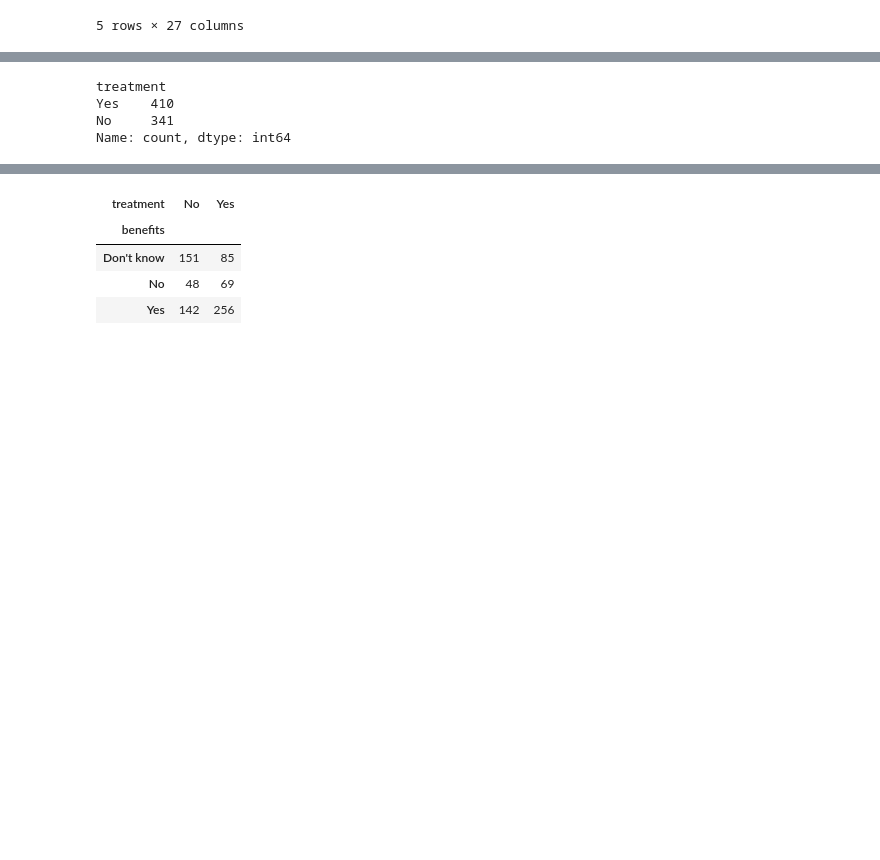
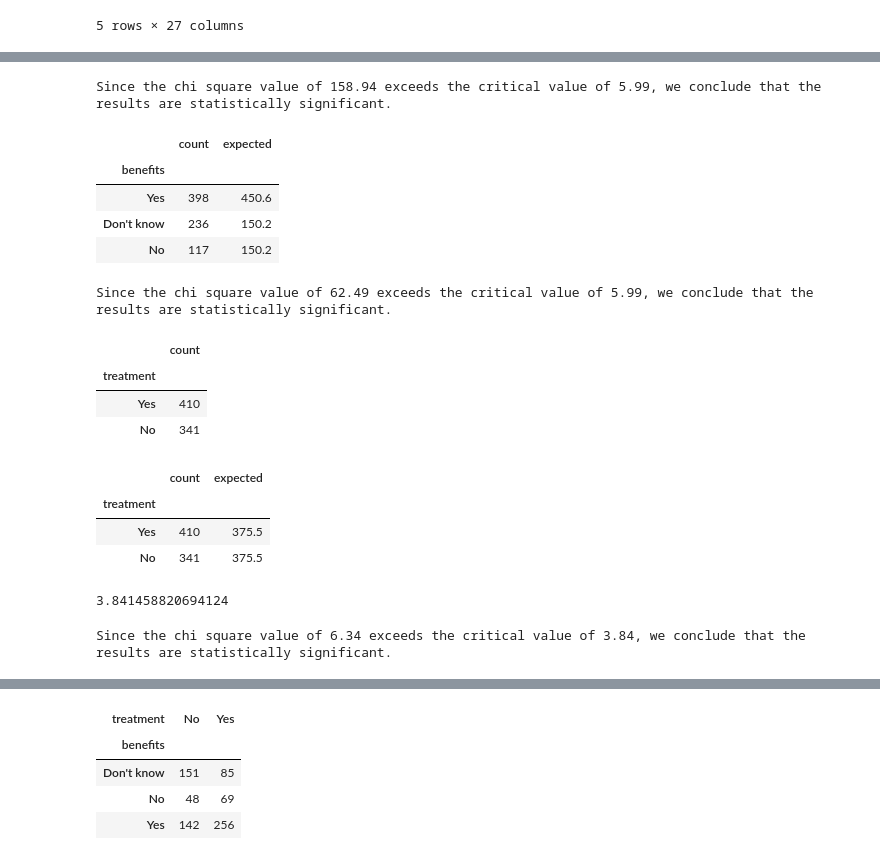
Before and after one commit to rollernathan/Mental_Health_Team_2, a Jupyter notebook: nroller/Mental_Health_Data.ipynb, the cells around one changed output, grey strips where cells are left out. Saved outputs shown, nothing was run; the diff lists cells and outputs as text; code cells hidden in the pictures; blank space fills up the shorter version.

```diff
--- a/nroller/Mental_Health_Data.ipynb
+++ b/nroller/Mental_Health_Data.ipynb
@@ -51,9 +70,69 @@ Name: count, dtype: int64
+# %%
+# Run the chi square test with benefits and equal expected values
+ben_equal_statistic, p_value = stats.chisquare(benefits_equal_df['count'], benefits_equal_df['expected'])
+if ben_equal_statistic > ben_crit_val:
+    print(f"Since the chi square value of {round(ben_equal_statistic,2)} exceeds the critical value of {round(ben_crit_val,2)}, we conclude that the results are statistically significant.")
+else:
+    print(f"Since the chi square value of {round(ben_equal_statistic,2)} does not exceed the critical value of {round(ben_crit_val,2)}, we conclude that the results are NOT statistically significant.")
+# %% [output]
+Since the chi square value of 158.94 exceeds the critical value of 5.99, we conclude that the results are statistically significant.
+# %%
+# Create an expected benefits (60% yes, 20% Don't know, 20% No) for the chi-squared test
+yes = 0.6
+dont_know = 0.2
+no = 0.2
+total_ben_count = benefits_df['count'].sum()
+benefits_unequal_df = benefits_df.copy()
+benefits_unequal_exp = [total_ben_count*yes, total_ben_count*dont_know, total_ben_count*no]
+benefits_unequal_df['expected'] = benefits_unequal_exp
+benefits_unequal_df
+# %% [output]
+|  | count | expected |
+| benefits |  |  |
+| Yes | 398 | 450.6 |
+| Don't know | 236 | 150.2 |
+| No | 117 | 150.2 |
+# %%
+# Run the chi square test with benefits and unequal expected values
+ben_unequal_statistic, p_value = stats.chisquare(benefits_unequal_df['count'], benefits_unequal_df['expected'])
+if ben_unequal_statistic > ben_crit_val:
+    print(f"Since the chi square value of {round(ben_unequal_statistic,2)} exceeds the critical value of {round(ben_crit_val,2)}, we conclude that the results are statistically significant.")
+else:
+    print(f"Since the chi square value of {round(ben_unequal_statistic,2)} does not exceed the critical value of {round(ben_crit_val,2)}, we conclude that the results are NOT statistically significant.")
+# %% [output]
+Since the chi square value of 62.49 exceeds the critical value of 5.99, we conclude that the results are statistically significant.
 # %%
 # Counts for treatments
 treatments = mhUS_df['treatment'].value_counts()
-print(treatments)
+treatments_df = pd.DataFrame(treatments)
+treatments_df
 # %% [output]
-treatment
-Yes    410
-No     341
-Name: count, dtype: int64
+|  | count |
+| treatment |  |
+| Yes | 410 |
+| No | 341 |
+# %%
+# Create an expected treatments (all equally expected) for the chi-squared test
+treatments_equal_df = treatments_df.copy()
+treatments_equal_df['expected'] = treatments_equal_df['count'].sum()/len(treatments_equal_df)
+treatments_equal_df
+# %% [output]
+|  | count | expected |
+| treatment |  |  |
+| Yes | 410 | 375.5 |
+| No | 341 | 375.5 |
+# %%
+# Calculate critical value for treatments with a confidence level of 0.95
+treatments_crit_val = stats.chi2.ppf(q = 0.95, df = (len(treatments_df)-1))
+treatments_crit_val
+# %% [output]
+3.841458820694124
+# %%
+# Run the chi square test with treatments and equal expected values
+treat_equal_statistic, p_value = stats.chisquare(treatments_equal_df['count'], treatments_equal_df['expected'])
+if treat_equal_statistic > ben_crit_val:
+    print(f"Since the chi square value of {round(treat_equal_statistic,2)} exceeds the critical value of {round(treatments_crit_val,2)}, we conclude that the results are statistically significant.")
+else:
+    print(f"Since the chi square value of {round(treat_equal_statistic,2)} does not exceed the critical value of {round(treatments_crit_val,2)}, we conclude that the results are NOT statistically significant.")
+# %% [output]
+Since the chi square value of 6.34 exceeds the critical value of 3.84, we conclude that the results are statistically significant.
```
Also changed, not shown: parts of 9 cells of this notebook.
